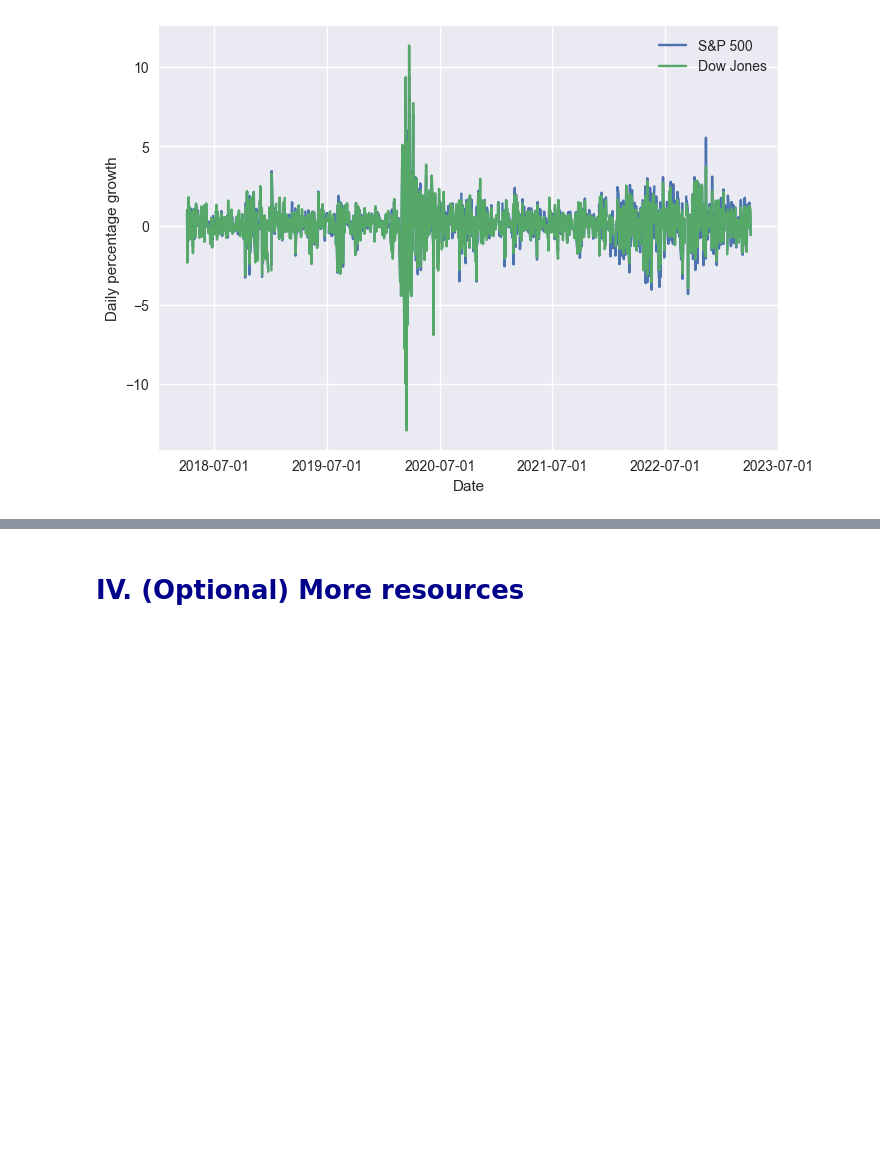
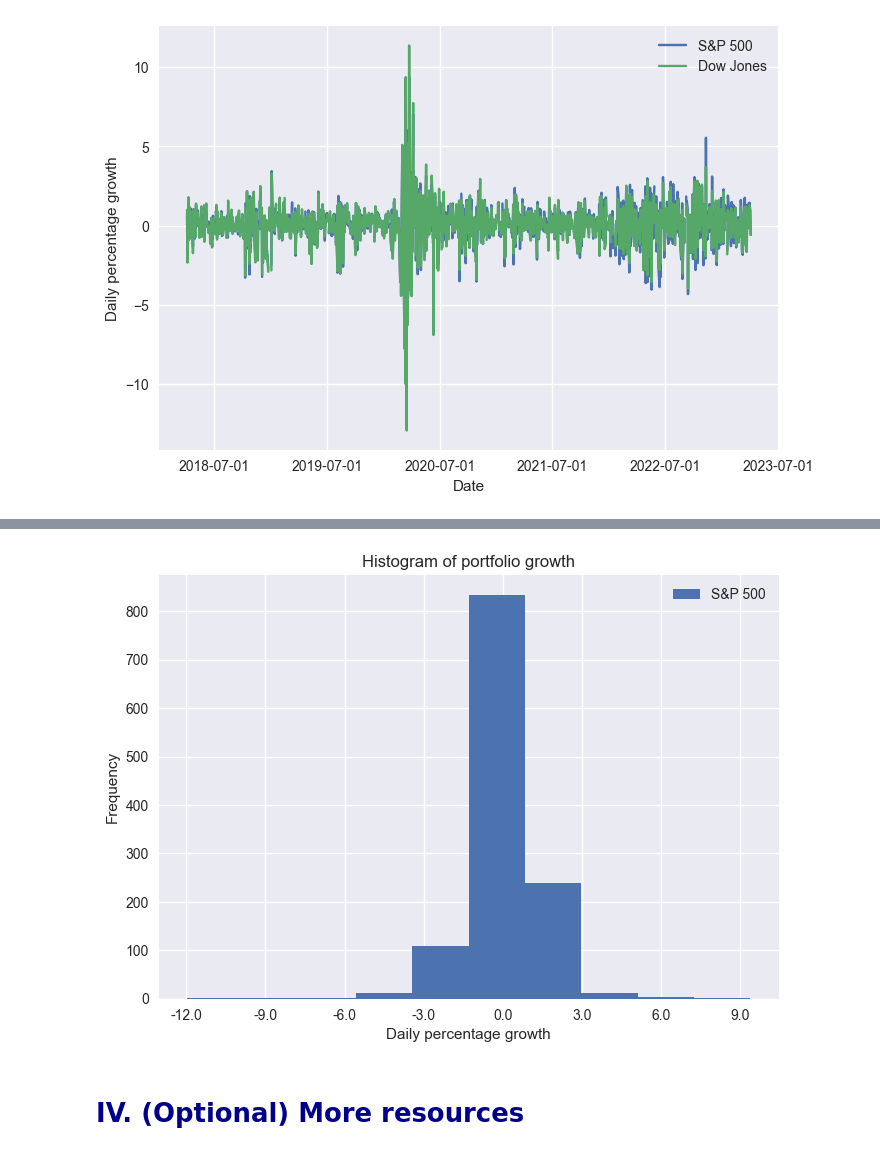
Before and after one commit to M-Roselinsky/emoryqtm151, a Jupyter notebook: Lecture 25/Lecture 25.ipynb, the cells around one changed output, grey strips where cells are left out. Cells and saved outputs as stored; diff of their text form; code cells hidden in the pictures; blank space fills up the shorter version.

```diff
--- a/Lecture 25/Lecture 25.ipynb
+++ b/Lecture 25/Lecture 25.ipynb
@@ -238,3 +251,21 @@ Try it yourself!
+# %%
+## copy and paste histogram code -- read the example in formating numeric axes -- include 8 ticks on the x-axis displaying 1 decimal place
+
+fig, ax = plt.subplots(1,1)
+ax.hist(x = portfolios["growth_sp500"])
+ax.legend(["S&P 500","Dow Jones"])
+ax.set_ylabel("Frequency")
+ax.set_xlabel("Daily percentage growth")
+ax.set_title("Histogram of portfolio growth")
+
+# Set number of ticks, configure them, and display them
+M = 8
+config_ticks = ticker.MaxNLocator(M)
+format_ticks = ticker.FormatStrFormatter('%.1f')
+ax.xaxis.set_major_locator(config_ticks)
+ax.xaxis.set_major_formatter(format_ticks)
+# %% [output]
+[figure, added]
 # %% [markdown]
 # <span style="color:darkblue"> IV. (Optional) More resources  </span>
 # %% [markdown]
```
Also changed, not shown: parts of 3 cells of this notebook.
